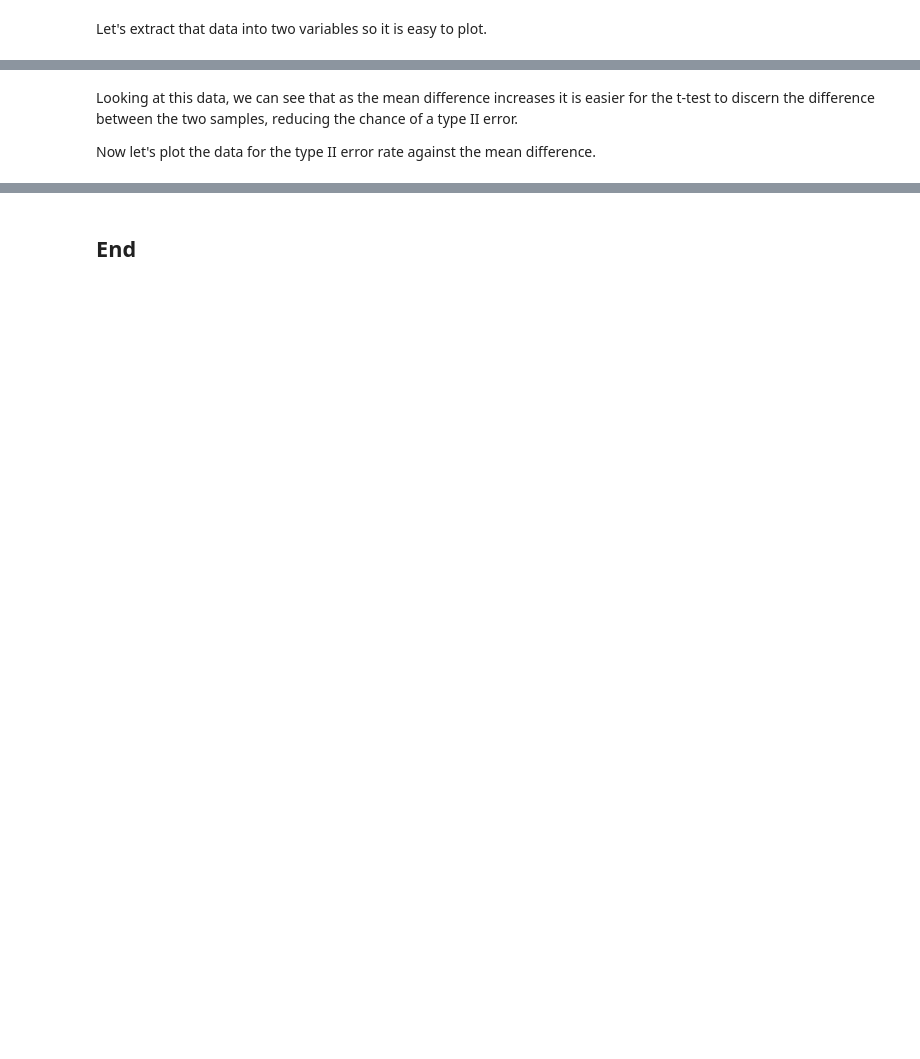
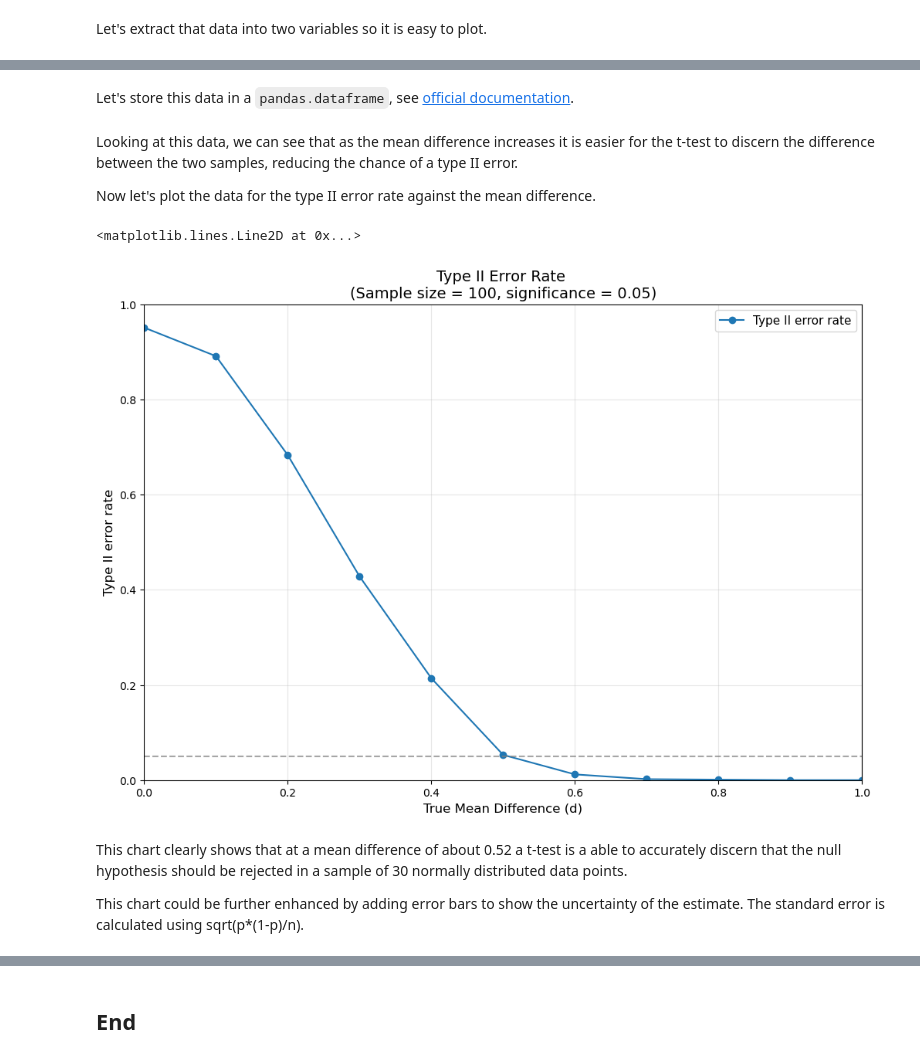
Before and after one commit to kknb1982/applied_statistics, a Jupyter notebook: problems.ipynb, the cells around one changed output, grey strips where cells are left out. Saved outputs shown, nothing was run; the diff lists cells and outputs as text; code cells hidden in the pictures; blank space fills up the shorter version.

```diff
--- a/problems.ipynb
+++ b/problems.ipynb
@@ -931,7 +975,7 @@ Now let's build all these elements into a function to complete the required numb
 # https://pythonguides.com/define-a-function-in-python/
 def simulate_type_ii_error(d, n_simulations, sample_size, significance):
     # Initialise a variable to store the number of rejections
-    n_rejections = 0
+    type_ii_count = 0
 
     # Loop through the number of simulations
     # https://www.w3schools.com/python/python_for_loops.asp
@@ -946,10 +990,10 @@ def simulate_type_ii_error(d, n_simulations, sample_size, significance):
         # Check if reject null hypothesis
         if p_value >= significance:
             # Increment the number of rejections
-            n_rejections += 1
+            type_ii_count += 1
 
     # Calculate the proportion of simulations where we did not reject the null hypothesis
-    type_ii_error_rate = n_rejections / n_simulations
+    type_ii_error_rate = type_ii_count / n_simulations
 
     # Return the Type II error rate
     return type_ii_error_rate
@@ -991,26 +1059,40 @@ for mean_diff in d:
+# %% [markdown]
+Let's store this data in a `pandas.dataframe`, see [official documentation](https://pandas.pydata.org/pandas-docs/stable/reference/api/pandas.DataFrame.html).
+# %%
+# Convert the list of Type II error rates to a DataFrame
+# https://pandas.pydata.org/docs/reference/api/pandas.DataFrame.html
+type_ii_df = pd.DataFrame(type_ii_rates, columns=['Mean Difference (d)', 'Type II Error Rate'])
 # %% [markdown]
 Looking at this data, we can see that as the mean difference increases it is easier for the t-test to discern the difference between the two samples, reducing the chance of a type II error.
 
 Now let's plot the data for the type II error rate against the mean difference.
 # %%
-# Create a blank figure
+# Plot Type II error rate vs true mean difference
+#  Create a blank figure
 # https://matplotlib.org/stable/api/_as_gen/matplotlib.pyplot.subplots.html
 fig, ax = plt.subplots(figsize=(12, 8))
 
 # Plot the Type II error rates
-ax.plot(mean_diffs, rates_only)
+# https://matplotlib.org/stable/api/_as_gen/matplotlib.axes.Axes.plot
+ax.plot(type_ii_df["Mean Difference (d)"], type_ii_df["Type II Error Rate"], marker='o', label='Type II error rate')
 
-# Add formatting
+# Set labels and title
+# https://matplotlib.org/stable/api/_as_gen/matplotlib.axes.Axes.set
 ax.set_xlabel('True Mean Difference (d)', fontsize=12)
 ax.set_ylabel('Type II error rate', fontsize=12)
 ax.set_title('Type II Error Rate \n(Sample size = 100, significance = 0.05)', fontsize=14)
 ax.grid(True, alpha=0.3)
 ax.legend(fontsize=11)
 ax.set_ylim(0, 1)
 ax.set_xlim(0, max(d))
 
-# Add reference line at significance of 0.05
+# Reference line at significance of 0.05
+# https://matplotlib.org/stable/api/_as_gen/matplotlib.axes.Axes.axhline.html
 ax.axhline(y=0.05, color='gray', linestyle='--', alpha=0.7, label='significance = 0.05')
-
-plt.tight_layout()
-plt.show()
+# %% [output]
+<matplotlib.lines.Line2D at 0x...>
+[figure, added]
+# %% [markdown]
+This chart clearly shows that at a mean difference of about 0.52 a t-test is a able to accurately discern that the null hypothesis should be rejected in a sample of 30 normally distributed data points.
+
+This chart could be further enhanced by adding error bars to show the uncertainty of the estimate. The standard error is calculated using sqrt(p*(1-p)/n).
```
Also changed, not shown: parts of 49 cells of this notebook.
